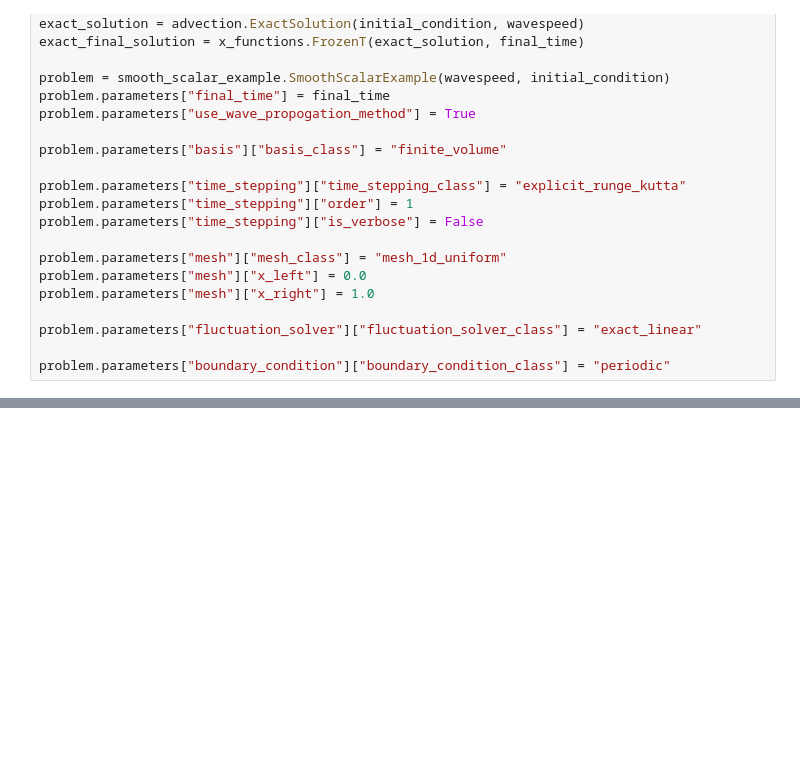
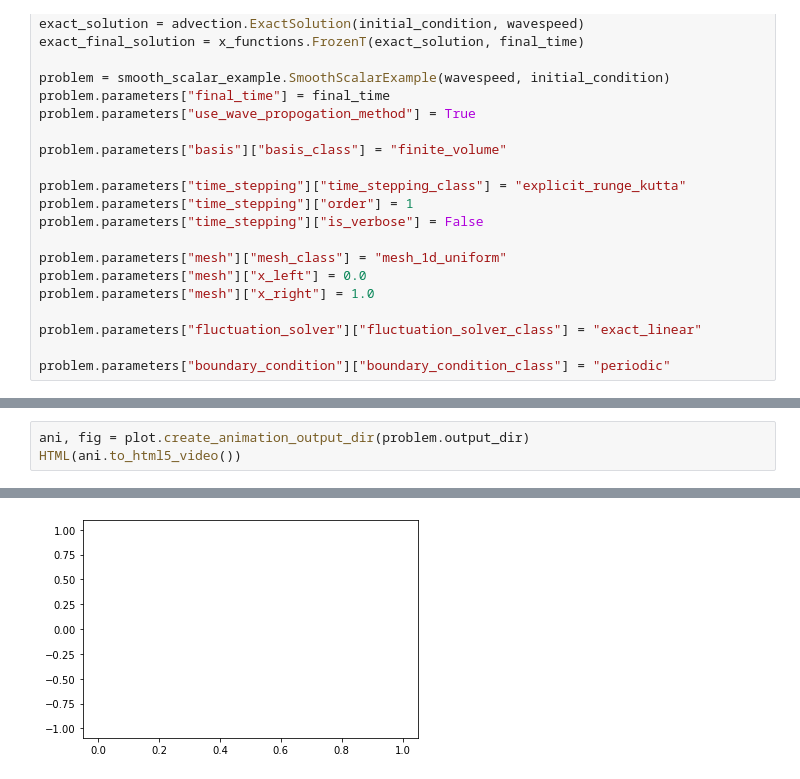
Before and after one commit to caleblogemann/pydogpack, a Jupyter notebook: apps/advection/smoothscalarexample/smooth_scalar_example.ipynb, the cells around one changed output, grey strips where cells are left out. Drawn from its saved outputs; the diff is of its cells as text; blank space fills up the shorter version.

```diff
--- a/apps/advection/smoothscalarexample/smooth_scalar_example.ipynb
+++ b/apps/advection/smoothscalarexample/smooth_scalar_example.ipynb
@@ -154,0 +121,4 @@ ims
+# %%
+ani, fig = plot.create_animation_output_dir(problem.output_dir)
+HTML(ani.to_html5_video())
+# %% [output]
@@ -154,0 +126 @@ ims
+[figure, added]
```
Also changed, not shown: parts of 8 cells of this notebook, 1 other file.
